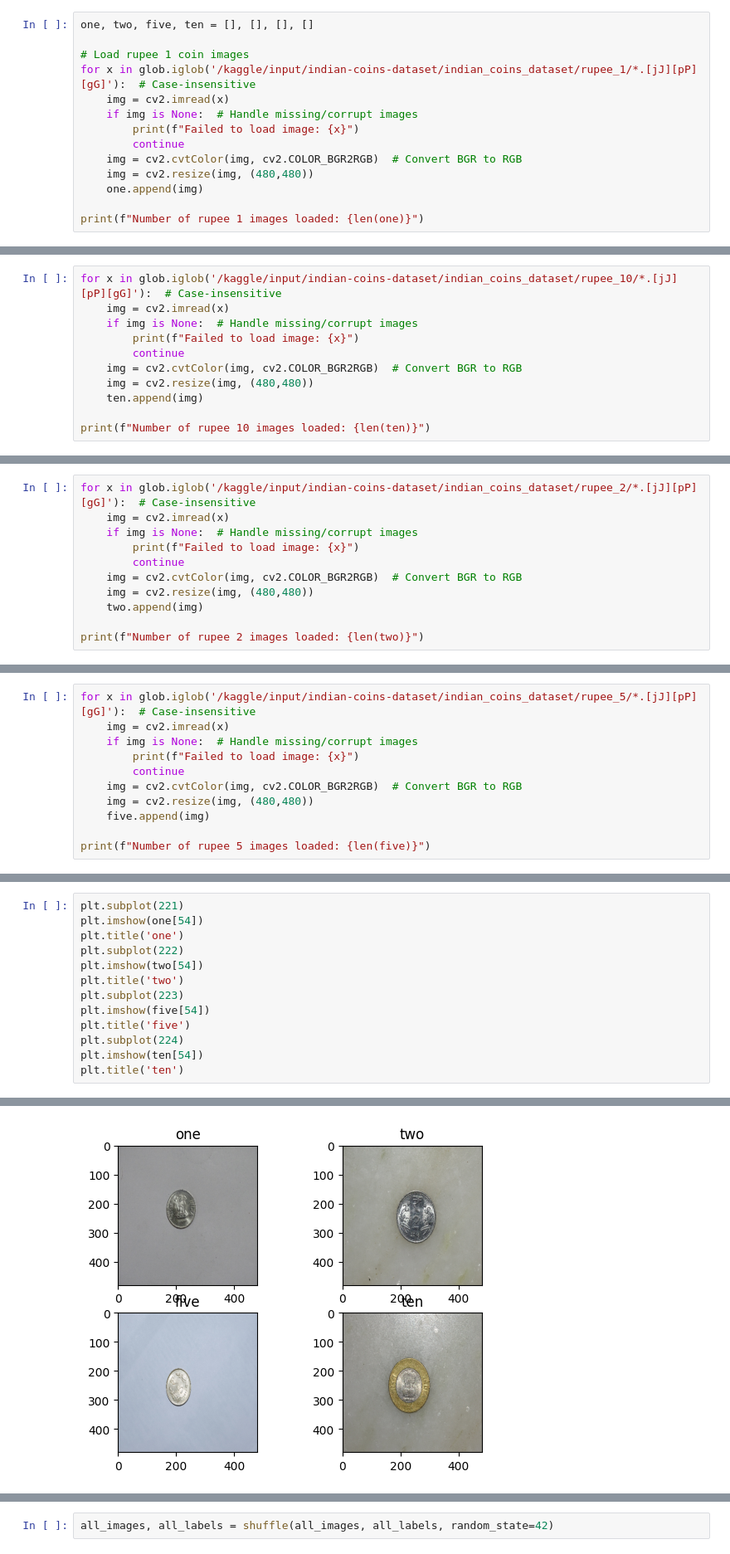
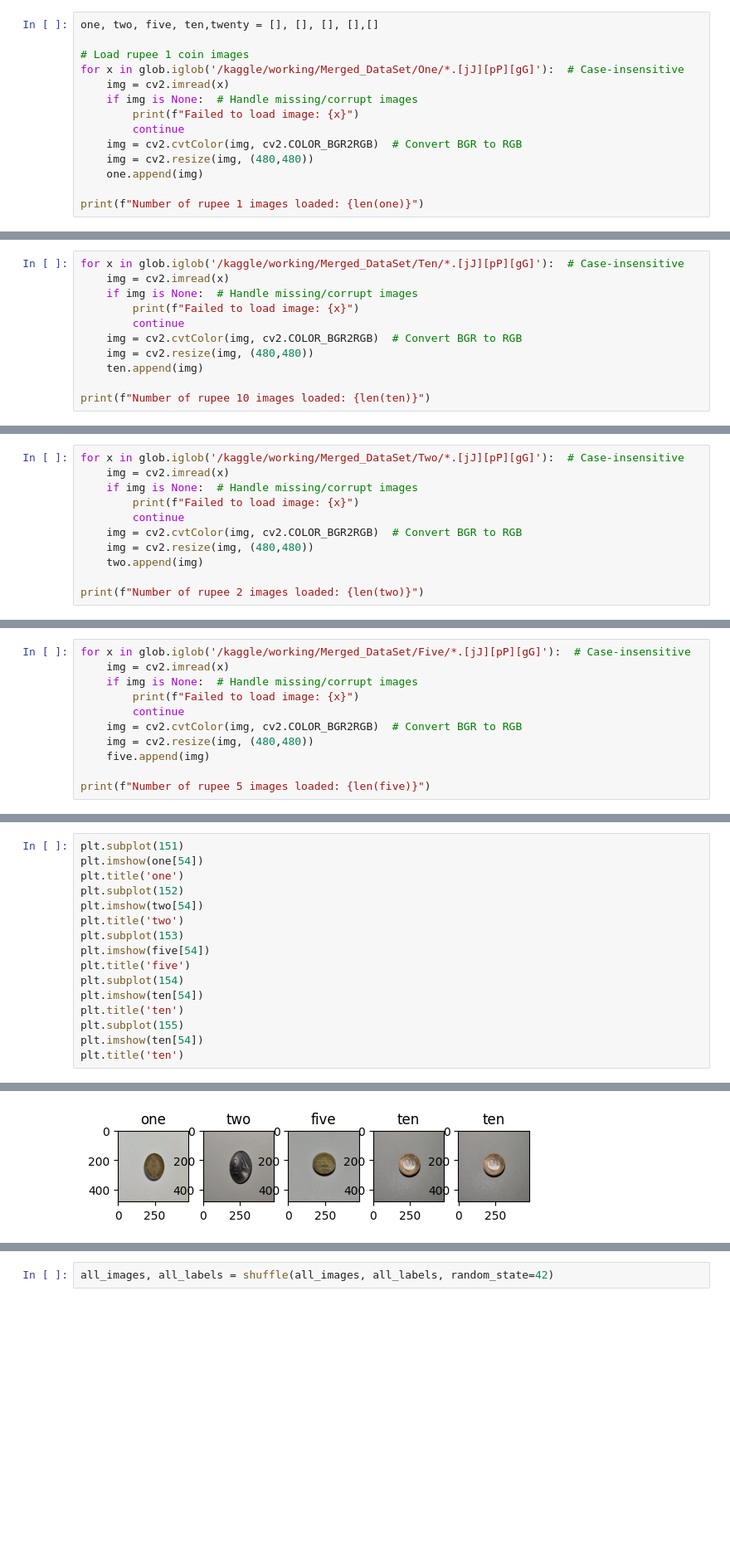
Before and after one commit to sanket-hasher/Coin_Detection_DL, a Jupyter notebook: coin-detection.ipynb, the cells around one changed output, grey strips where cells are left out. Shown: that part at 83% size. Drawn from its saved outputs; the diff is of its cells as text; blank space fills up the shorter version.

Commit message:
Kaggle Notebook | Coin_Detection | Model Improved , Dataset Increased

```diff
--- a/coin-detection.ipynb
+++ b/coin-detection.ipynb
@@ -48,8 +79,8 @@ from sklearn.model_selection import train_test_split
 # %%
-one, two, five, ten = [], [], [], []
+one, two, five, ten,twenty = [], [], [], [],[]
 
 # Load rupee 1 coin images
-for x in glob.iglob('/kaggle/input/indian-coins-dataset/indian_coins_dataset/rupee_1/*.[jJ][pP][gG]'):  # Case-insensitive
+for x in glob.iglob('/kaggle/working/Merged_DataSet/One/*.[jJ][pP][gG]'):  # Case-insensitive
     img = cv2.imread(x)
     if img is None:  # Handle missing/corrupt images
         print(f"Failed to load image: {x}")
@@ -64,5 +95,5 @@ Number of rupee 1 images loaded: 194
 # %%
-for x in glob.iglob('/kaggle/input/indian-coins-dataset/indian_coins_dataset/rupee_10/*.[jJ][pP][gG]'):  # Case-insensitive
+for x in glob.iglob('/kaggle/working/Merged_DataSet/Ten/*.[jJ][pP][gG]'):  # Case-insensitive
     img = cv2.imread(x)
     if img is None:  # Handle missing/corrupt images
         print(f"Failed to load image: {x}")
@@ -77,5 +108,5 @@ Number of rupee 10 images loaded: 74
 # %%
-for x in glob.iglob('/kaggle/input/indian-coins-dataset/indian_coins_dataset/rupee_2/*.[jJ][pP][gG]'):  # Case-insensitive
+for x in glob.iglob('/kaggle/working/Merged_DataSet/Two/*.[jJ][pP][gG]'):  # Case-insensitive
     img = cv2.imread(x)
     if img is None:  # Handle missing/corrupt images
         print(f"Failed to load image: {x}")
@@ -90,5 +121,5 @@ Number of rupee 2 images loaded: 197
 # %%
-for x in glob.iglob('/kaggle/input/indian-coins-dataset/indian_coins_dataset/rupee_5/*.[jJ][pP][gG]'):  # Case-insensitive
+for x in glob.iglob('/kaggle/working/Merged_DataSet/Five/*.[jJ][pP][gG]'):  # Case-insensitive
     img = cv2.imread(x)
     if img is None:  # Handle missing/corrupt images
         print(f"Failed to load image: {x}")
@@ -103,17 +147,20 @@ Number of rupee 5 images loaded: 191
 # %%
-plt.subplot(221)
+plt.subplot(151)
 plt.imshow(one[54])
 plt.title('one')
-plt.subplot(222)
+plt.subplot(152)
 plt.imshow(two[54])
 plt.title('two')
-plt.subplot(223)
+plt.subplot(153)
 plt.imshow(five[54])
 plt.title('five')
-plt.subplot(224)
+plt.subplot(154)
 plt.imshow(ten[54])
 plt.title('ten')
+plt.subplot(155)
+plt.imshow(ten[54])
+plt.title('ten')
 # %% [output]
 Text(0.5, 1.0, 'ten')
-[figure, old version]
+[figure, new version]
 # %%
```
Also changed, not shown: parts of 25 cells of this notebook.
